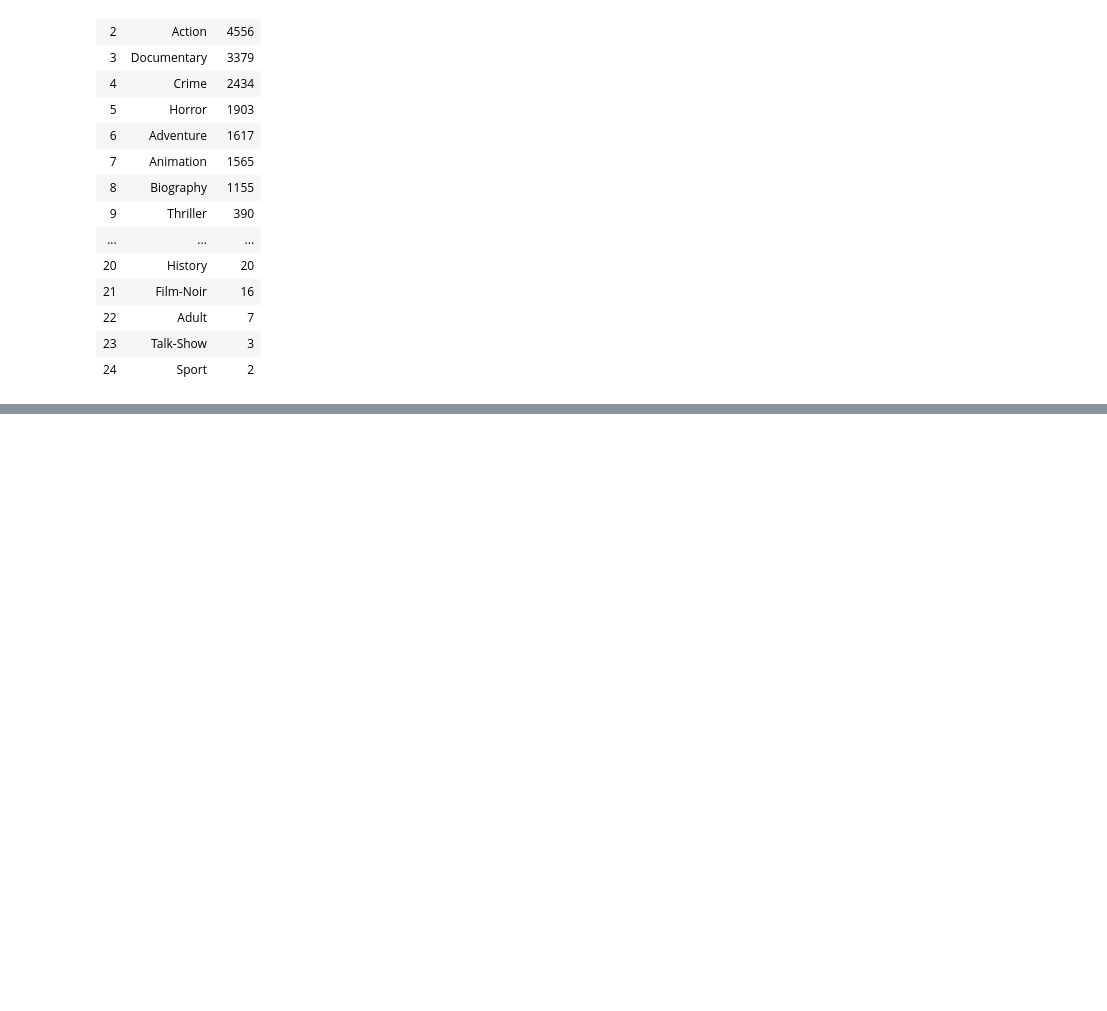
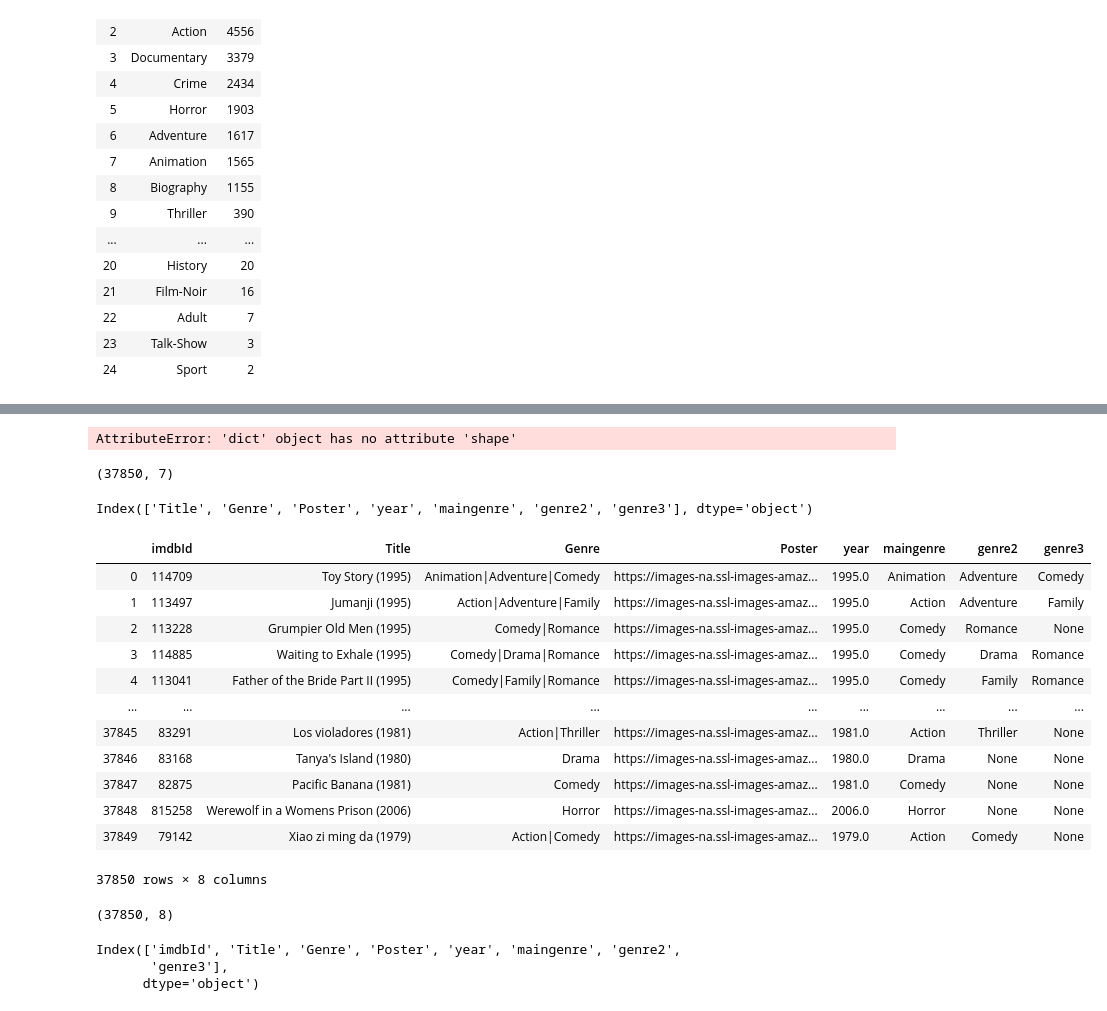
Before and after one commit to AlejandraRosa/final_project, a Jupyter notebook: notebooks/imageprocessing.ipynb, the cells around one changed output, grey strips where cells are left out. Drawn from its saved outputs; the diff is of its cells as text; code cells hidden in the pictures; blank space fills up the shorter version.

Commit message:
#update image processing code

```diff
--- a/notebooks/imageprocessing.ipynb
+++ b/notebooks/imageprocessing.ipynb
@@ -253,0 +397,4 @@ Using TensorFlow backend.
+# %%
+dfs.shape
+# %% [output]
+AttributeError: 'dict' object has no attribute 'shape'
@@ -253,0 +413,35 @@ Using TensorFlow backend.
+# %%
+df.shape
+# %% [output]
+(37850, 7)
+# %%
+df.columns
+# %% [output]
+Index(['Title', 'Genre', 'Poster', 'year', 'maingenre', 'genre2', 'genre3'], dtype='object')
+# %%
+df2 = df.reset_index()
+df2
+# %% [output]
+|  | imdbId | Title | Genre | Poster | year | maingenre | genre2 | genre3 |
+| 0 | 114709 | Toy Story (1995) | Animation|Adventure|Comedy | https://images-na.ssl-images-amaz... | 1995.0 | Animation | Adventure | Comedy |
+| 1 | 113497 | Jumanji (1995) | Action|Adventure|Family | https://images-na.ssl-images-amaz... | 1995.0 | Action | Adventure | Family |
+| 2 | 113228 | Grumpier Old Men (1995) | Comedy|Romance | https://images-na.ssl-images-amaz... | 1995.0 | Comedy | Romance | None |
+| 3 | 114885 | Waiting to Exhale (1995) | Comedy|Drama|Romance | https://images-na.ssl-images-amaz... | 1995.0 | Comedy | Drama | Romance |
+| 4 | 113041 | Father of the Bride Part II (1995) | Comedy|Family|Romance | https://images-na.ssl-images-amaz... | 1995.0 | Comedy | Family | Romance |
+| ... | ... | ... | ... | ... | ... | ... | ... | ... |
+| 37845 | 83291 | Los violadores (1981) | Action|Thriller | https://images-na.ssl-images-amaz... | 1981.0 | Action | Thriller | None |
+| 37846 | 83168 | Tanya's Island (1980) | Drama | https://images-na.ssl-images-amaz... | 1980.0 | Drama | None | None |
+| 37847 | 82875 | Pacific Banana (1981) | Comedy | https://images-na.ssl-images-amaz... | 1981.0 | Comedy | None | None |
+| 37848 | 815258 | Werewolf in a Womens Prison (2006) | Horror | https://images-na.ssl-images-amaz... | 2006.0 | Horror | None | None |
+| 37849 | 79142 | Xiao zi ming da (1979) | Action|Comedy | https://images-na.ssl-images-amaz... | 1979.0 | Action | Comedy | None |
+37850 rows × 8 columns
+# %%
+df2.shape
+# %% [output]
+(37850, 8)
+# %%
+df2.columns
+# %% [output]
+Index(['imdbId', 'Title', 'Genre', 'Poster', 'year', 'maingenre', 'genre2',
+       'genre3'],
+      dtype='object')
```
Also changed, not shown: parts of 26 cells of this notebook.
